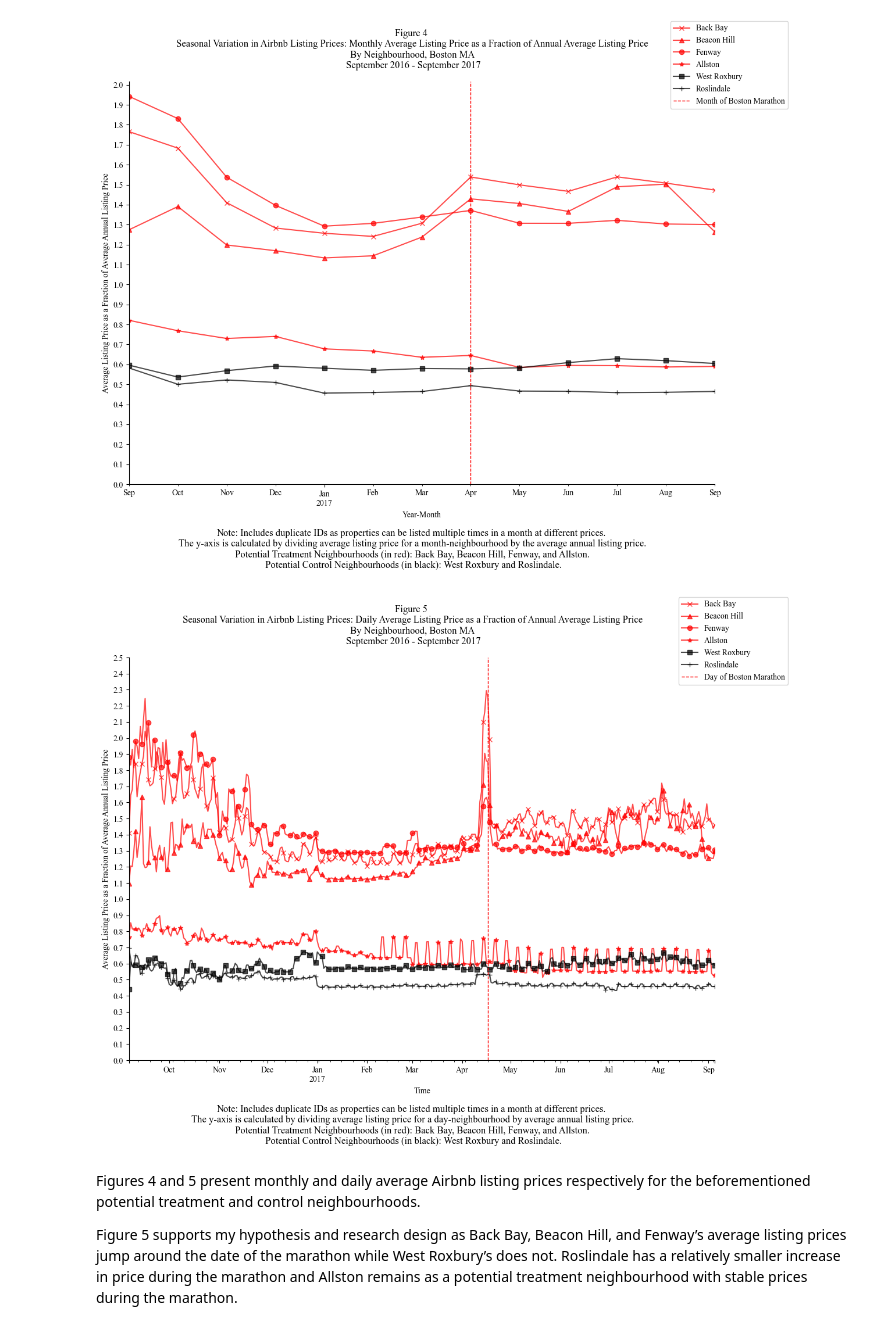
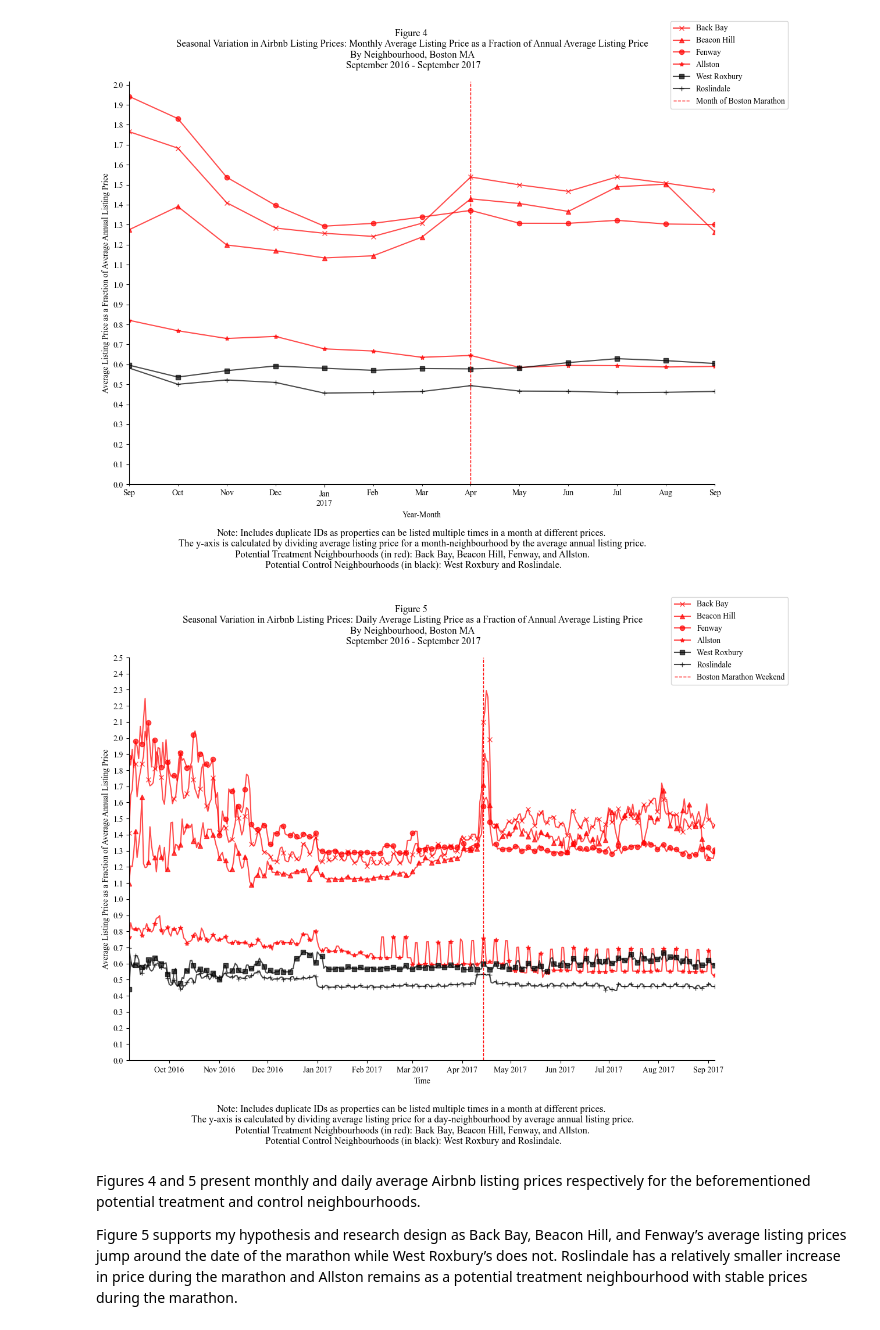
Before and after one commit to ECO225-W2025/eco225-project-code-easteli, a Jupyter notebook: ProjectEliEaston.ipynb, the cells around one changed output. Cells and saved outputs as stored; diff of their text form; code cells hidden in the pictures.

```diff
--- a/ProjectEliEaston.ipynb
+++ b/ProjectEliEaston.ipynb
@@ -763,12 +768,12 @@ neigh_price2 = CalLisCrime.groupby(["neighbourhood_cleansed", "date"]) \
 avg_price_year = calendar["price"].mean()
 
 #Create column in neigh_price2 called average price as a percent of average annual price
-neigh_price2["Price Standardized"] = neigh_price2["price"] / avg_price_year
+neigh_price2["price fraction"] = neigh_price2["price"] / avg_price_year
 
 #Create table of average price by neighbourhood for each day
 neigh_price2_pivot = neigh_price2.pivot(index="date",
                                         columns="neighbourhood_cleansed",
-                                        values="Price Standardized")
+                                        values="price fraction")
 
 #Configure figure and axes
 fig, ax = plt.subplots(figsize=(13, 9))
@@ -788,8 +793,8 @@ neigh_price2_pivot["Roslindale"].plot(ax=ax, alpha=0.7, legend=False,
                                       marker="+", markevery=4, color="black")
 
 #Create vertical line indicating the day of the Boston Marathon
-ax.axvline(x="2017-04-17", color="red", linestyle="--", linewidth=1,
-           label="Day of Boston Marathon")
+ax.axvline(x="2017-04-14", color="red", linestyle="--", linewidth=1,
+           label="Boston Marathon Weekend")
 
 #Cleaning
 
@@ -797,34 +802,39 @@ ax.axvline(x="2017-04-17", color="red", linestyle="--", linewidth=1,
 ax.spines["right"].set_visible(False)
 ax.spines["top"].set_visible(False)
 
 #Create y label
 ax.set_ylabel("Average Listing Price as a Fraction of Average Annual Listing Price")
 
 #Create x label
 ax.set_xlabel("Time")
+
+#Label x axis with month and year
+ax.xaxis.set_major_locator(dates.MonthLocator())
+ax.xaxis.set_major_formatter(dates.DateFormatter("%b %Y"))
+ax.xaxis.set_minor_locator(mticker.NullLocator())
 
 #Create title
 fig.suptitle("Figure 5 \n Seasonal Variation in Airbnb Listing Prices: \
 Daily Average Listing Price as a Fraction of Annual Average Listing Price \n \
 By Neighbourhood, Boston MA \n September 2016 - September 2017")
 
 #Set y ticks
 ax.set_yticks(np.arange(0, 2.51, 0.1))
 ax.yaxis.set_minor_locator(mtick.MultipleLocator(0.1))
 
 #Place legend in upper right corner
 fig.legend(loc="upper right")
 
 plt.figtext(0.5, -0.05, "Note: Includes duplicate IDs as properties can be \
 listed multiple times in a month at different prices. \n The y-axis is calculated \
 by dividing average listing price for a day-neighbourhood by average annual listing \
 price. \n Potential Treatment Neighbourhoods (in red): Back Bay, Beacon Hill, Fenway, \
 and Allston. \n Potential Control Neighbourhoods (in black): West Roxbury and Roslindale.",
 ha="center", fontsize=12)
 
 plt.show()
 # %% [output]
-[figure, old version]
+[figure, new version]
 # %% [markdown]
 Figures 4 and 5 present monthly and daily average Airbnb listing prices respectively for the beforementioned potential treatment and control neighbourhoods.
 
```
Also changed, not shown: parts of 14 cells of this notebook.
